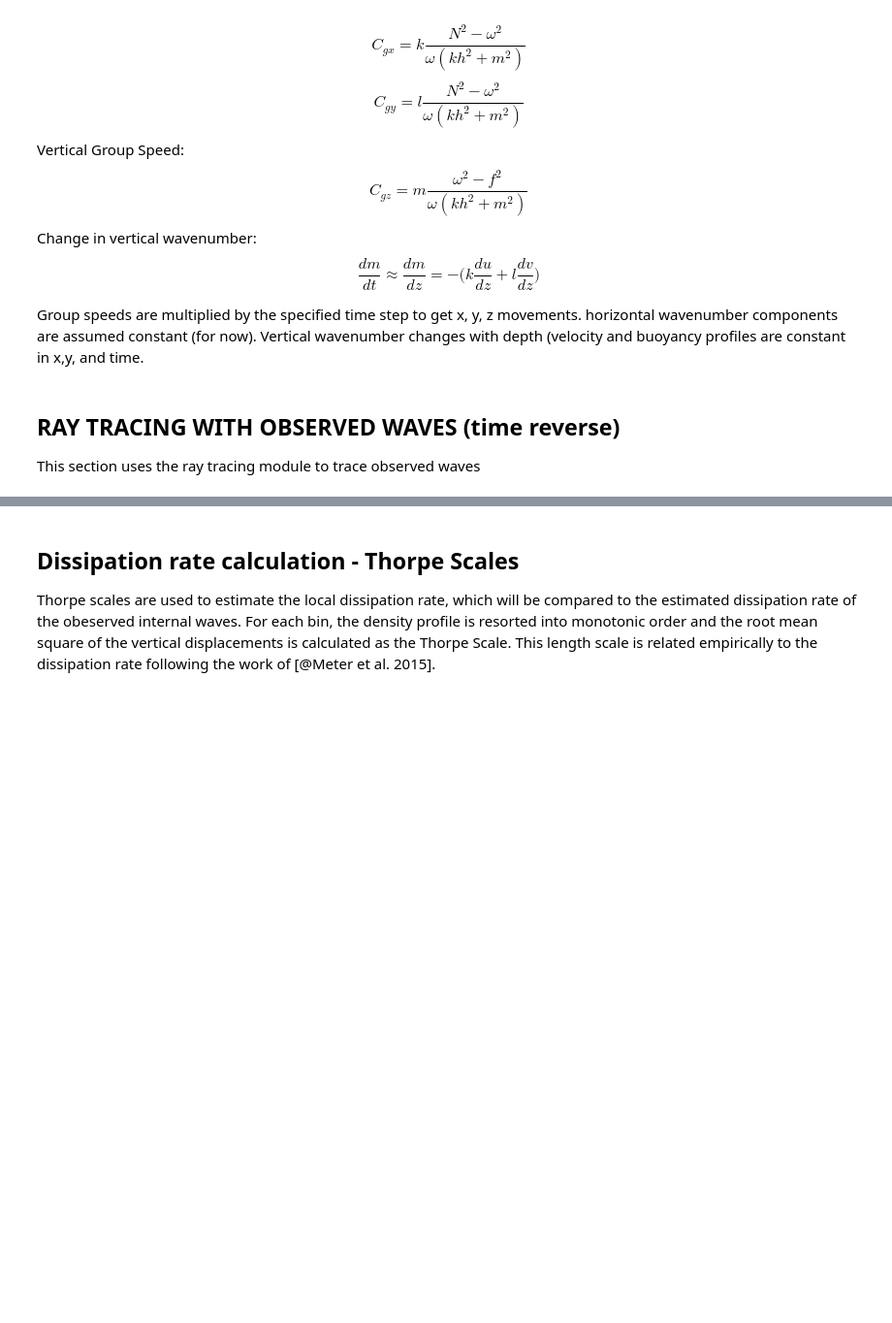
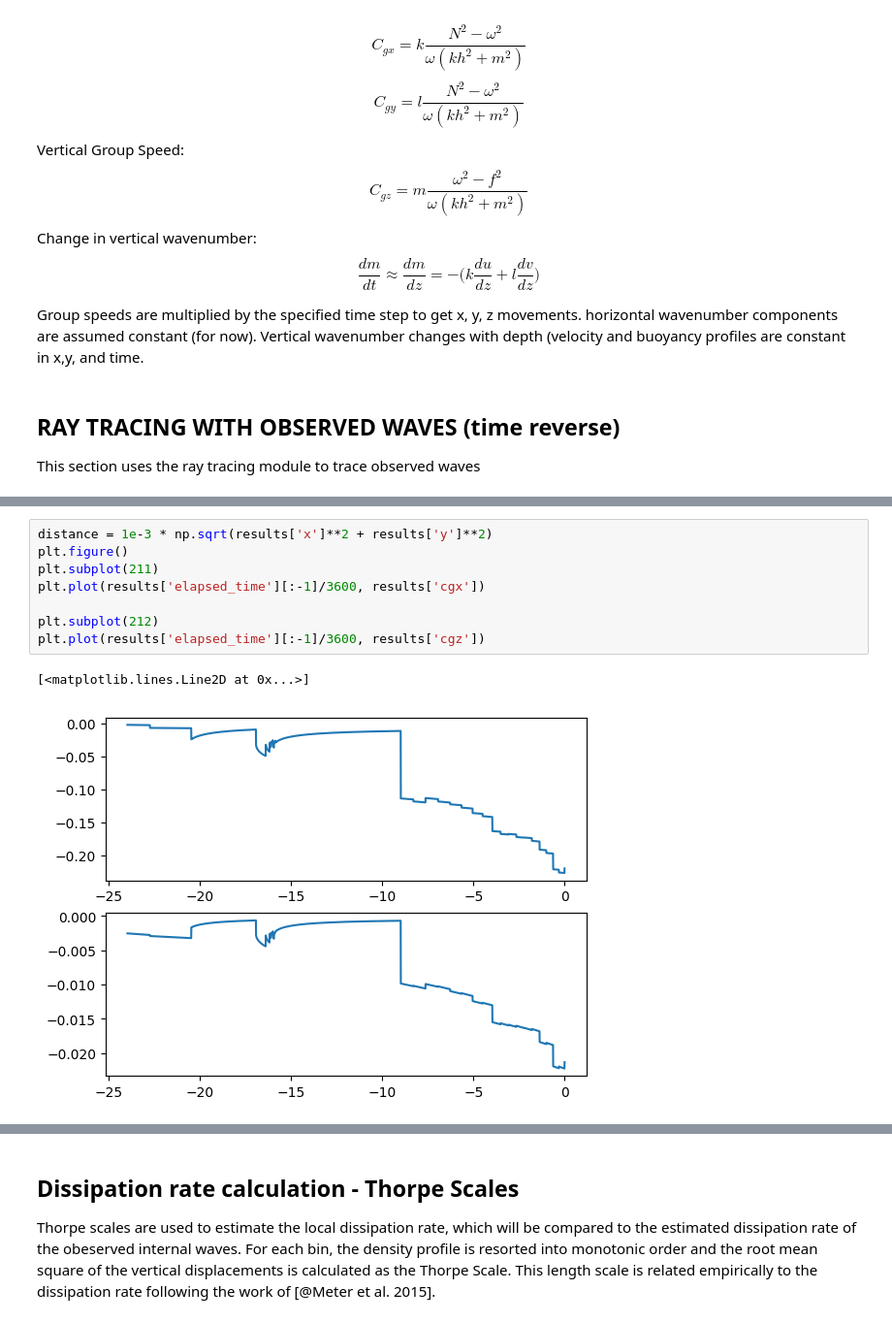
Before and after one commit to saltyPhysics/Lee_waves_dissertation, a Jupyter notebook: Dissertation Log.ipynb, the cells around one changed output, grey strips where cells are left out. Shown at 97% size. Cells and saved outputs as stored; diff of their text form; blank space fills up the shorter version.

```diff
--- a/Dissertation Log.ipynb
+++ b/Dissertation Log.ipynb
@@ -627,0 +625,11 @@ v error
+# %%
+distance = 1e-3 * np.sqrt(results['x']**2 + results['y']**2)
+plt.figure()
+plt.subplot(211)
+plt.plot(results['elapsed_time'][:-1]/3600, results['cgx'])
+
+plt.subplot(212)
+plt.plot(results['elapsed_time'][:-1]/3600, results['cgz'])
+# %% [output]
+[<matplotlib.lines.Line2D at 0x...>]
+[figure, added]
```
Also changed, not shown: parts of 15 cells of this notebook, 1 other file.
